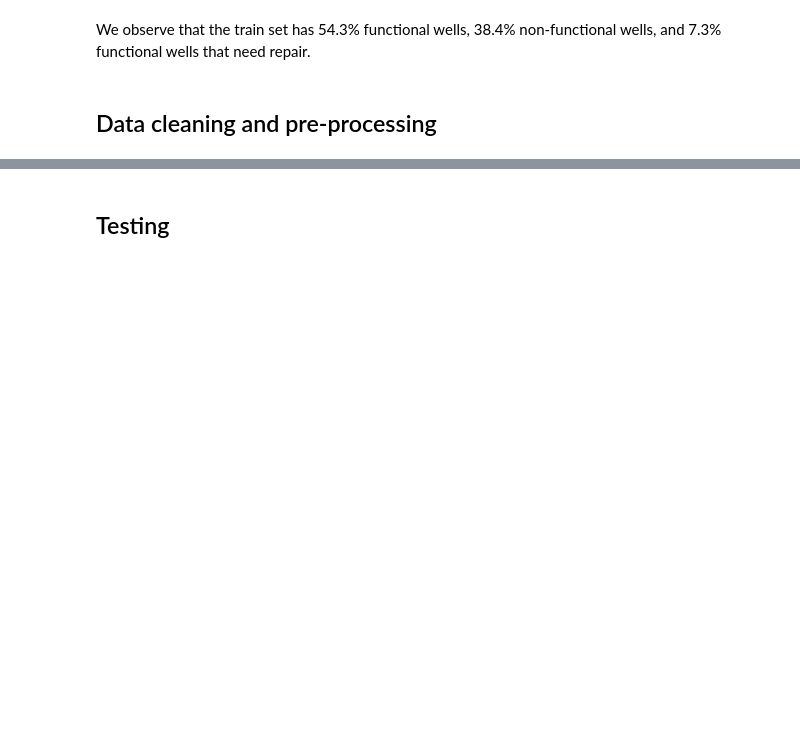
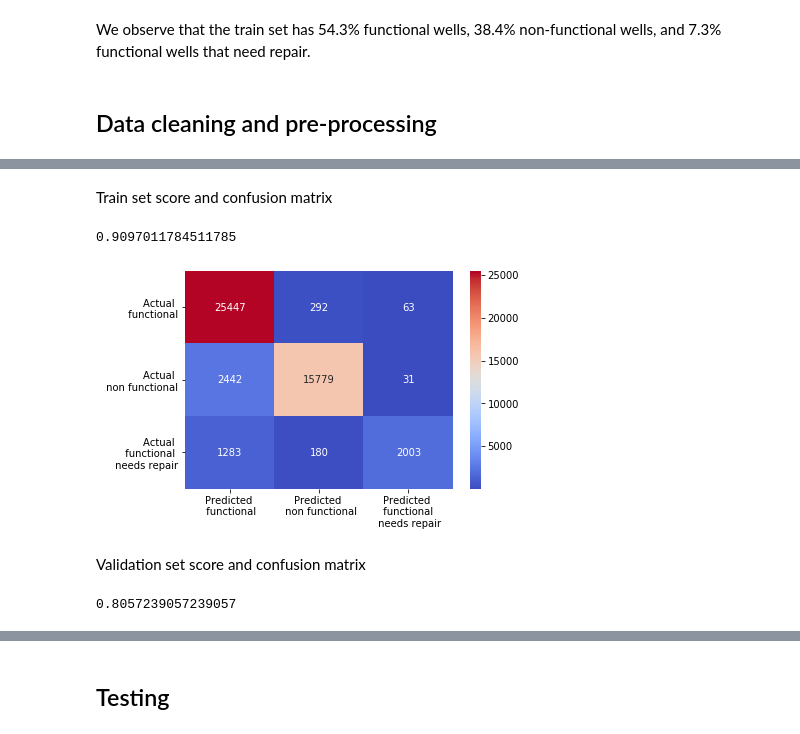
Before and after one commit to rmondini/drivendata-pumpitup, a Jupyter notebook: main.ipynb, the cells around one changed output, grey strips where cells are left out. Saved outputs shown, nothing was run; the diff lists cells and outputs as text; code cells hidden in the pictures; blank space fills up the shorter version.

Commit message:
random forest, data preprocessing

```diff
--- a/main.ipynb
+++ b/main.ipynb
@@ -168,0 +366,7 @@ We observe that the train set has 54.3% functional wells, 38.4% non-functional w
+# %%
+test_scaled_inputs = df_test_preprocessed.copy()
+test_num_features = test_scaled_inputs.drop(categorical_features,axis=1)
+test_num_features_col = test_num_features.columns.values
+
+test_num_features = scaler.transform(test_num_features.values)
+test_scaled_inputs[test_num_features_col] = test_num_features
@@ -168,0 +377,7 @@ We observe that the train set has 54.3% functional wells, 38.4% non-functional w
+# %%
+train_len = len(train_scaled_inputs)
+train_test_scaled_inputs = pd.concat([train_scaled_inputs,test_scaled_inputs])
+
+train_test_scaled_inputs = pd.get_dummies(train_test_scaled_inputs,columns=categorical_features,drop_first=True)
+
+train_scaled_inputs, test_scaled_inputs = train_test_scaled_inputs.iloc[:train_len,:], train_test_scaled_inputs.iloc[train_len:,:]
@@ -168,0 +386,2 @@ We observe that the train set has 54.3% functional wells, 38.4% non-functional w
+# %%
+x_train, x_val, y_train, y_val = train_test_split(train_scaled_inputs,train_target_nohe, test_size = 0.2, random_state = 42)
@@ -168,0 +390,3 @@ We observe that the train set has 54.3% functional wells, 38.4% non-functional w
+# %%
+rf = RandomForestClassifier(n_estimators = 100, max_depth = 18, max_features=40, n_jobs=-1, random_state = 42)
+rf.fit(x_train,y_train.values.ravel())
@@ -168,0 +402,21 @@ We observe that the train set has 54.3% functional wells, 38.4% non-functional w
+# %% [markdown]
+Train set score and confusion matrix
+# %%
+rf.score(x_train,y_train)
+# %% [output]
+0.9097011784511785
+# %%
+y_train_rf_pred = rf.predict(x_train)
+
+cm_train_rf = confusion_matrix(y_train, y_train_rf_pred,labels=['functional','non functional','functional needs repair'])
+cm_train_rf_pd = pd.DataFrame(data=cm_train_rf,columns=['Predicted \n functional','Predicted \n non functional','Predicted \n functional \n needs repair'],index=['Actual \n functional', 'Actual \n non functional', 'Actual \n functional \n needs repair'])
+sns.heatmap(cm_train_rf_pd, annot=True, fmt='d', cmap='coolwarm')
+plt.show()
+# %% [output]
+[figure, added]
+# %% [markdown]
+Validation set score and confusion matrix
+# %%
+rf.score(x_val,y_val)
+# %% [output]
+0.8057239057239057
```
Also changed, not shown: parts of 67 cells of this notebook.
